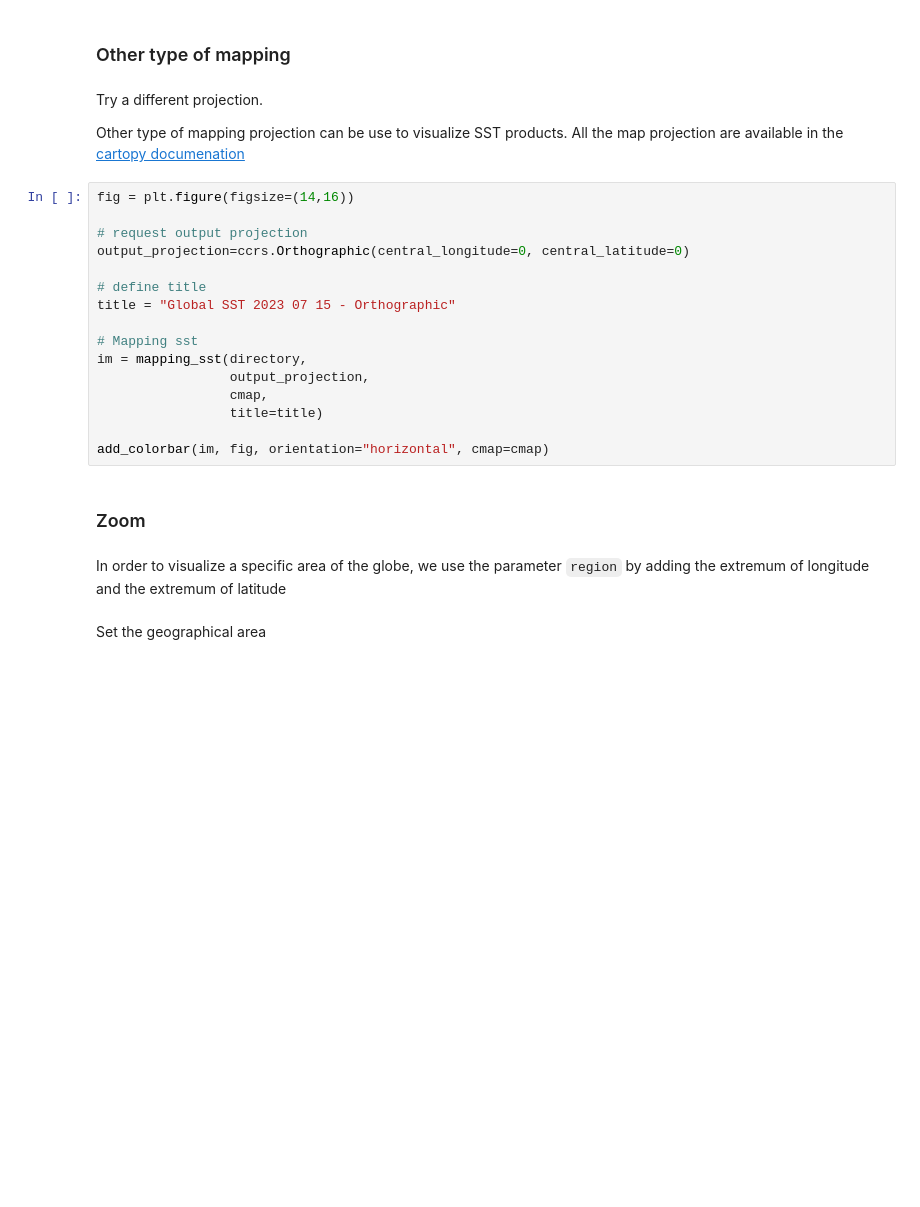
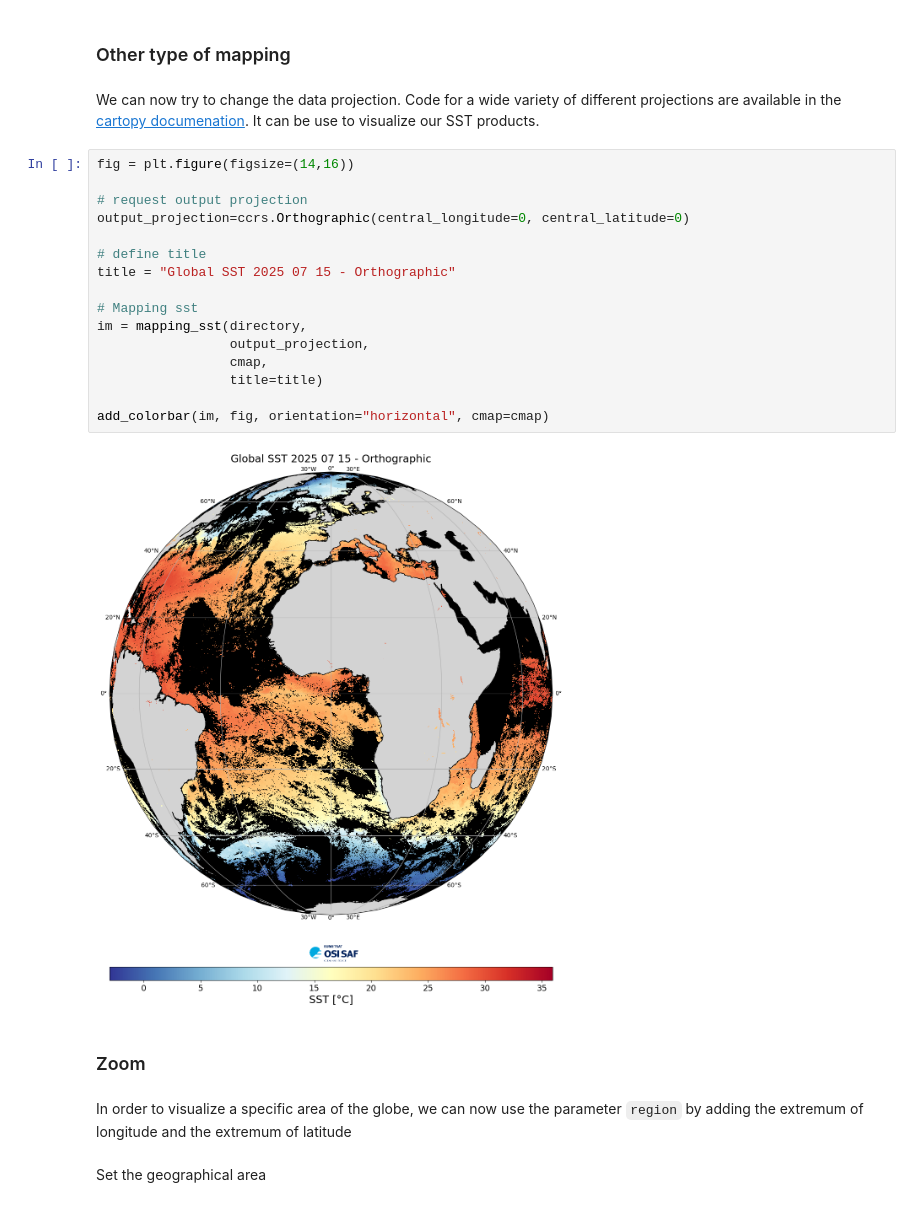
Before and after one commit to eumetsat/learn-osi-saf-sst, a Jupyter notebook: 1_OSI_SAF_sst_introductory/1_3a_OSI_SAF_SST_mapping_Global_Metop_SST.ipynb, the cells around one changed output. Drawn from its saved outputs; the diff is of its cells as text; blank space fills up the shorter version.

```diff
--- a/1_OSI_SAF_sst_introductory/1_3a_OSI_SAF_SST_mapping_Global_Metop_SST.ipynb
+++ b/1_OSI_SAF_sst_introductory/1_3a_OSI_SAF_SST_mapping_Global_Metop_SST.ipynb
@@ -227,29 +279,29 @@ add_colorbar(im, fig, orientation="horizontal", cmap=cmap)
 # %% [markdown]
 ### Other type of mapping
 # %% [markdown]
-Try a different projection.
-
-Other type of mapping projection can be use to visualize SST products. All the map projection are available in the  <a href="https://scitools.org.uk/cartopy/docs/v0.15/crs/projections.html" target="_blank">cartopy documenation</a>
+We can now try to change the data projection. Code for a wide variety of different projections are available in the  <a href="https://scitools.org.uk/cartopy/docs/v0.15/crs/projections.html" target="_blank">cartopy documenation</a>. It can be use to visualize our SST products.
 # %%
 fig = plt.figure(figsize=(14,16))
 
 # request output projection
 output_projection=ccrs.Orthographic(central_longitude=0, central_latitude=0)
 
 # define title
-title = "Global SST 2023 07 15 - Orthographic"
+title = "Global SST 2025 07 15 - Orthographic"
 
 # Mapping sst
 im = mapping_sst(directory,
                  output_projection,
                  cmap,
                  title=title)
 
 add_colorbar(im, fig, orientation="horizontal", cmap=cmap)
+# %% [output]
+[figure, added]
 # %% [markdown]
 ### Zoom
 # %% [markdown]
-In order to visualize a specific area of the globe, we use the parameter `region` by adding the extremum of longitude and the extremum of latitude
+In order to visualize a specific area of the globe, we can now use the parameter `region` by adding the extremum of longitude and the extremum of latitude
 # %% [markdown]
 Set the geographical area
 # %%
```
Also changed, not shown: parts of 16 cells of this notebook.
